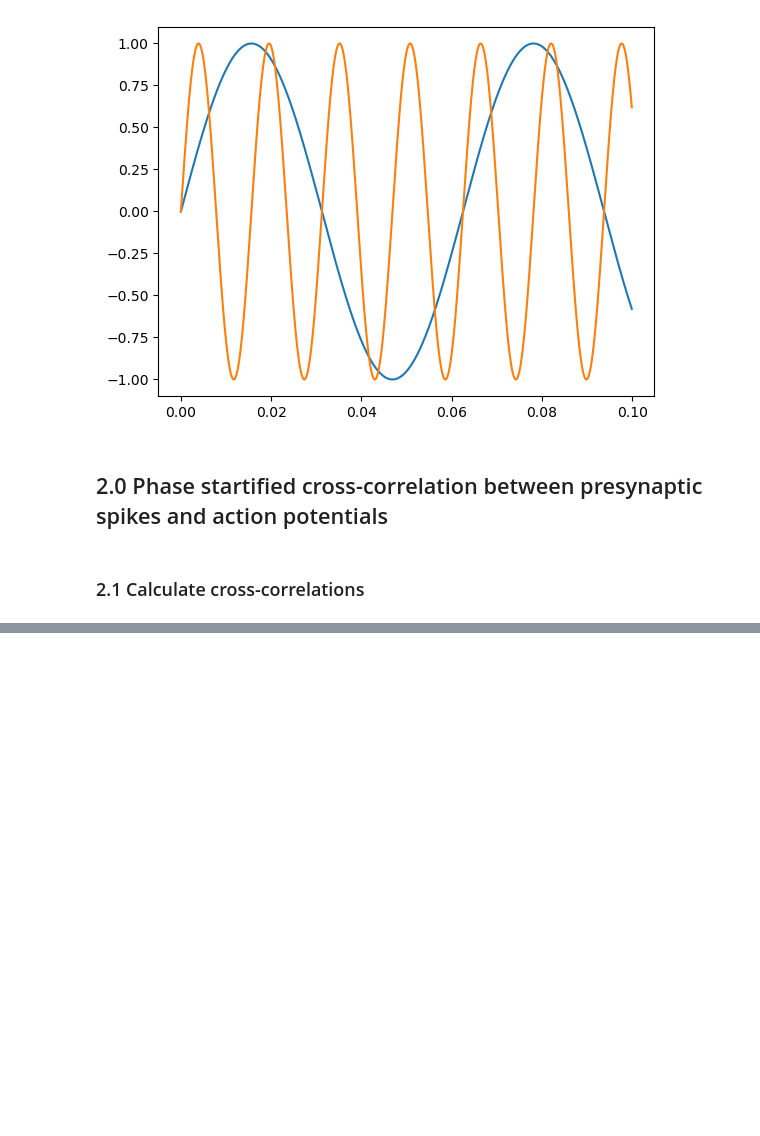
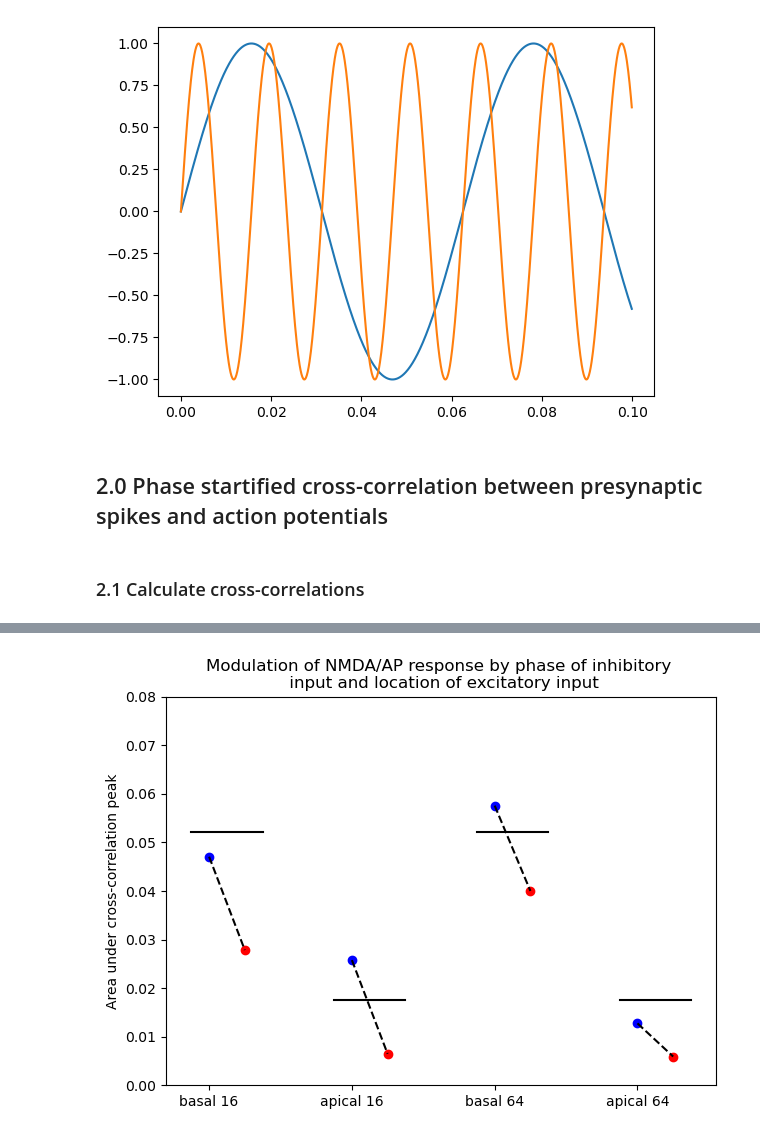
Before and after one commit to dbheadley/InhibOnDendComp, a Jupyter notebook: scripts/APCC_RhythmicInh_ConcDiffExc.ipynb, the cells around one changed output, grey strips where cells are left out. Cells and saved outputs as stored; diff of their text form; code cells hidden in the pictures; blank space fills up the shorter version.

```diff
--- a/scripts/APCC_RhythmicInh_ConcDiffExc.ipynb
+++ b/scripts/APCC_RhythmicInh_ConcDiffExc.ipynb
@@ -179,0 +186,3 @@ fig.tight_layout()
+# %%
+exc_df = sim_cc_df.groupby(['ExcType', 'ExcLoc'])[['resp_area', 'InhibType', 'InhibPhase']]
+exc_df.get_group(('conc', 'basal'))
@@ -179,0 +196,31 @@ fig.tight_layout()
+# %%
+# group by excitatory input type
+
+# plot cross-correlation strengths by excitatory input type and phase
+def plot_exp_resp(sim_set, exp_freq, offset, ax):
+    offset = offset*4
+    poiss_resp = sim_set.loc[(sim_set['InhibPhase']=='poiss')]['resp_area'].iloc[0]
+    t_resp = sim_set.loc[(sim_set['InhibPhase']=='t') & (sim_set['InhibType']==exp_freq)]['resp_area'].iloc[0]
+    p_resp = sim_set.loc[(sim_set['InhibPhase']=='p') & (sim_set['InhibType']==exp_freq)]['resp_area'].iloc[0]
+
+    ax.plot(offset+np.array([0.5,2.5]), [poiss_resp, poiss_resp], color='k')
+    #ax.scatter(offset, poiss_resp, color='k')
+    ax.plot(offset+np.array([1,2]), [t_resp, p_resp], color='k', linestyle='--')
+    ax.scatter(offset+1, t_resp, color='b')
+    ax.scatter(offset+2, p_resp, color='r')
+
+
+fig,ax = plt.subplots()
+plot_exp_resp(exc_df.get_group(('conc', 'basal')), '16', 0, ax)
+plot_exp_resp(exc_df.get_group(('conc', 'apical')), '16', 1, ax)
+plot_exp_resp(exc_df.get_group(('conc', 'basal')), '64', 2, ax)
+plot_exp_resp(exc_df.get_group(('conc', 'apical')), '64', 3, ax)
+ax.set_ylim([0,0.08])
+ax.set_xticks([1,5,9,13])
+ax.set_xticklabels(['basal 16', 'apical 16', 'basal 64', 'apical 64'])
+ax.set_ylabel('Area under cross-correlation peak')
+ax.set_title('Modulation of NMDA/AP response by phase of inhibitory \n input and location of excitatory input')
+fig.tight_layout()
+fig.savefig('../figures/PhaseModNMDAAPCC_Resp.pdf')
+# %% [output]
+[figure, added]
```
Also changed, not shown: parts of 7 cells of this notebook, 3 other files.
